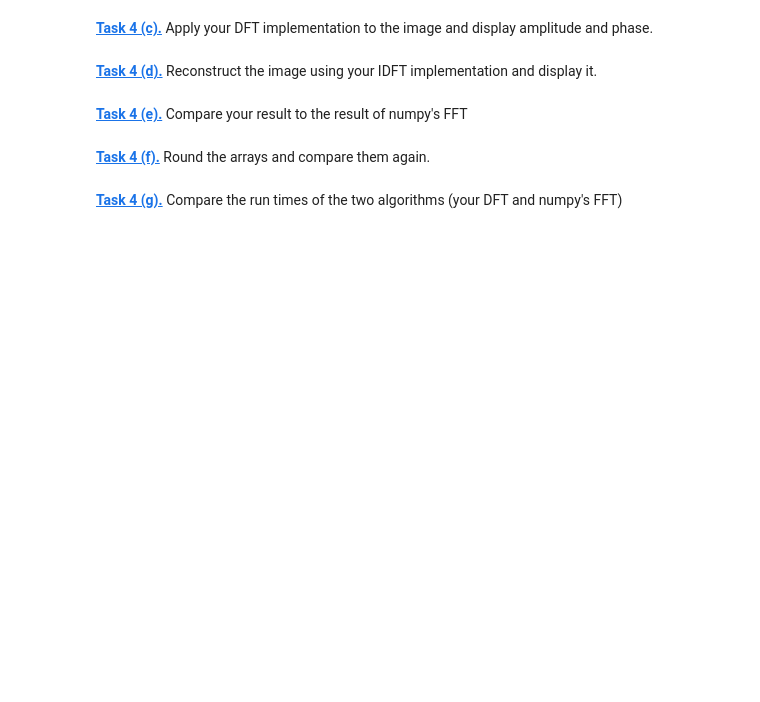
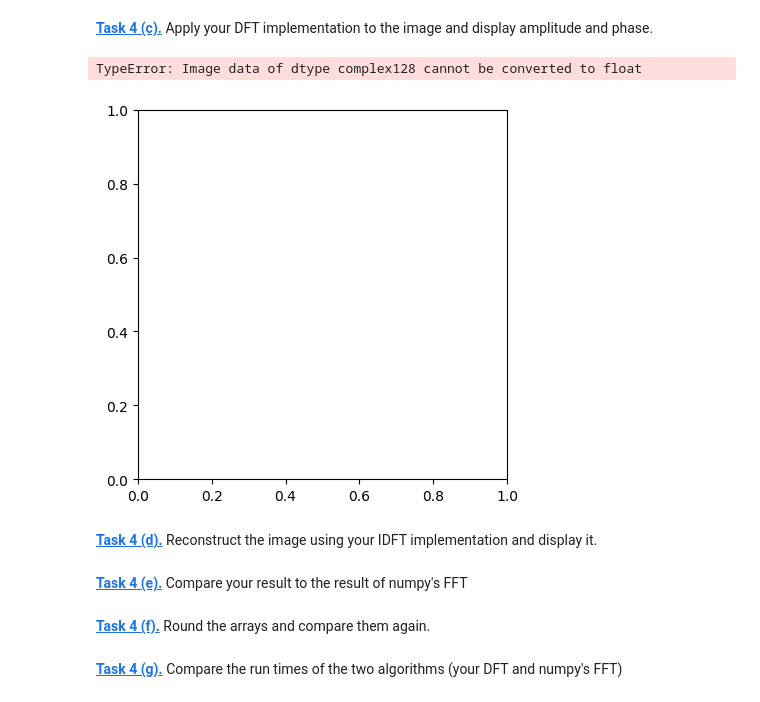
Before and after one commit to grosserC/mobi-fs5-python, a Jupyter notebook: fourier.ipynb, the cells around one changed output. Drawn from its saved outputs; the diff is of its cells as text; code cells hidden in the pictures; blank space fills up the shorter version.

```diff
--- a/fourier.ipynb
+++ b/fourier.ipynb
@@ -217,5 +214,16 @@ plt.imshow(np.log(ampl_filter), 'gray')
 ---
 # %% [markdown]
 **[Task 4 (a).]()** Implement a function that computes the 2D-DFT.
+# %%
+def DFT(img):
+    dft = np.zeros(brain.shape, dtype = complex)
+    M, N = img.shape
+
+    for u in range (0, M):
+        for v in range (0, N):
+            for x in range (M):
+                for y in range (N):
+                    dft[u, v] += img[x, y]*np.exp(-2j*np.pi*(u*x/M+v*y/N))
+    return dft/(M*N)
 # %% [markdown]
 **[Task 4 (b).]()** Implement a function that computes the 2D-IDFT.
@@ -227,5 +255,13 @@ plt.imshow(test_img, 'gray')
 # %% [markdown]
 **[Task 4 (c).]()** Apply your DFT implementation to the image and display amplitude and phase.
+# %%
+test_out = DFT(test_img)
+plt.figure()
+plt.imshow(test_out)
+plt.colorbar()
+# %% [output]
+TypeError: Image data of dtype complex128 cannot be converted to float
+[figure, added]
 # %% [markdown]
 **[Task 4 (d).]()** Reconstruct the image using your IDFT implementation and display it.
 # %% [markdown]
```
Also changed, not shown: parts of 5 cells of this notebook, 1 other file.
